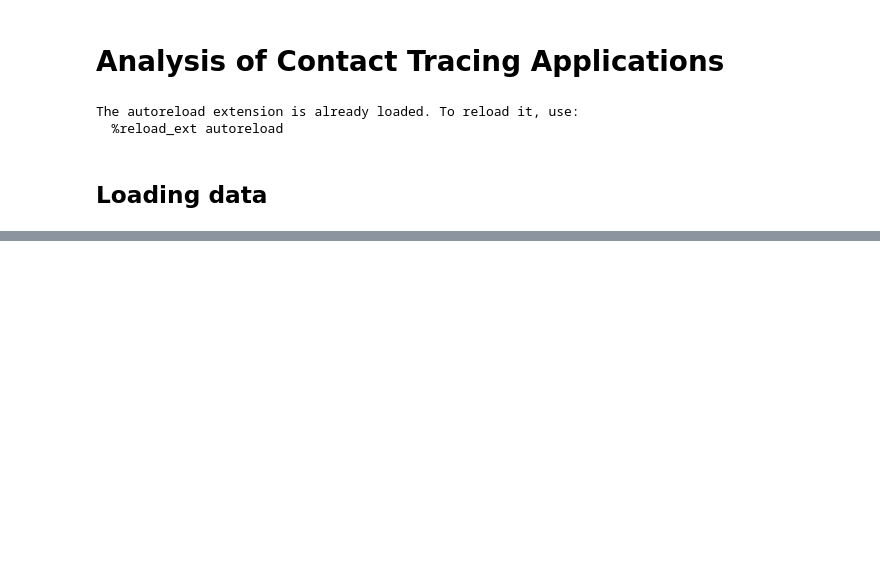
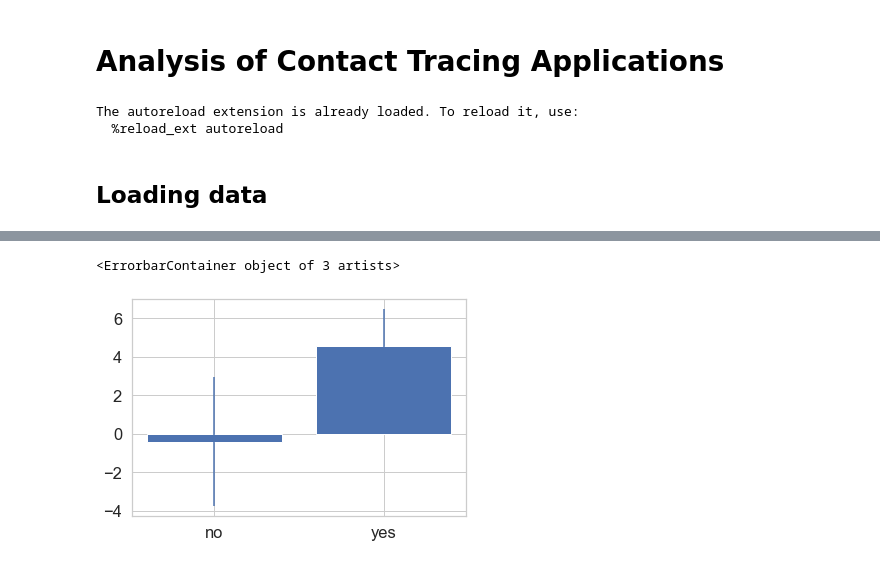
Before and after one commit to benlevyx/covid-tracking, a Jupyter notebook: notebooks/1_contact_tracing_applications.ipynb, the cells around one changed output, grey strips where cells are left out. Drawn from its saved outputs; the diff is of its cells as text; code cells hidden in the pictures; blank space fills up the shorter version.

```diff
--- a/notebooks/1_contact_tracing_applications.ipynb
+++ b/notebooks/1_contact_tracing_applications.ipynb
@@ -200,0 +263,6 @@ Name: data_persistence_days, dtype: int64
+# %%
+plt.bar(df_protocol.index, df_protocol['mean'])
+plt.errorbar(df_protocol.index, df_protocol['mean'], yerr=df_protocol['std'], fmt='none')
+# %% [output]
+<ErrorbarContainer object of 3 artists>
+[figure, added]
```
Also changed, not shown: parts of 71 cells of this notebook, 36 other files.
